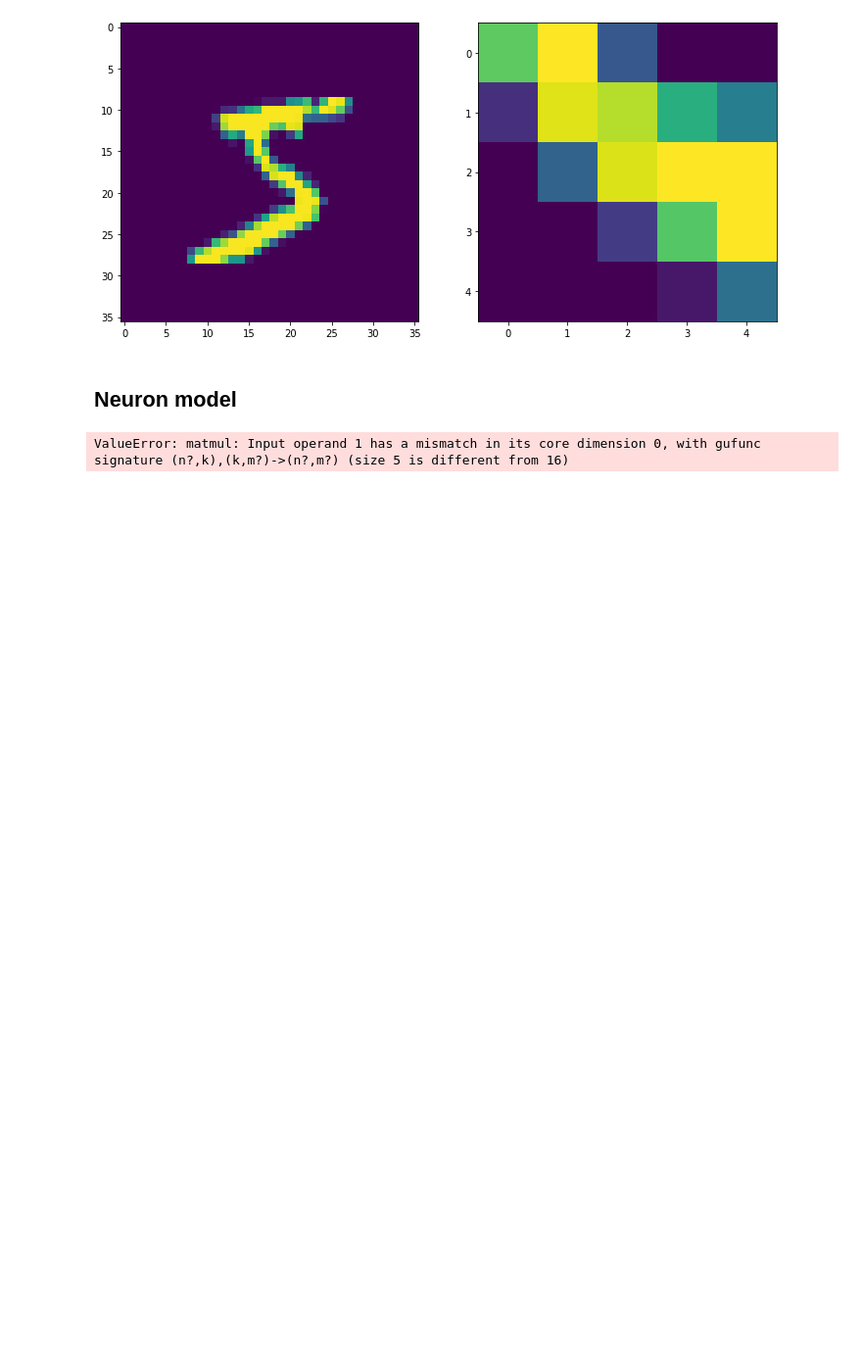
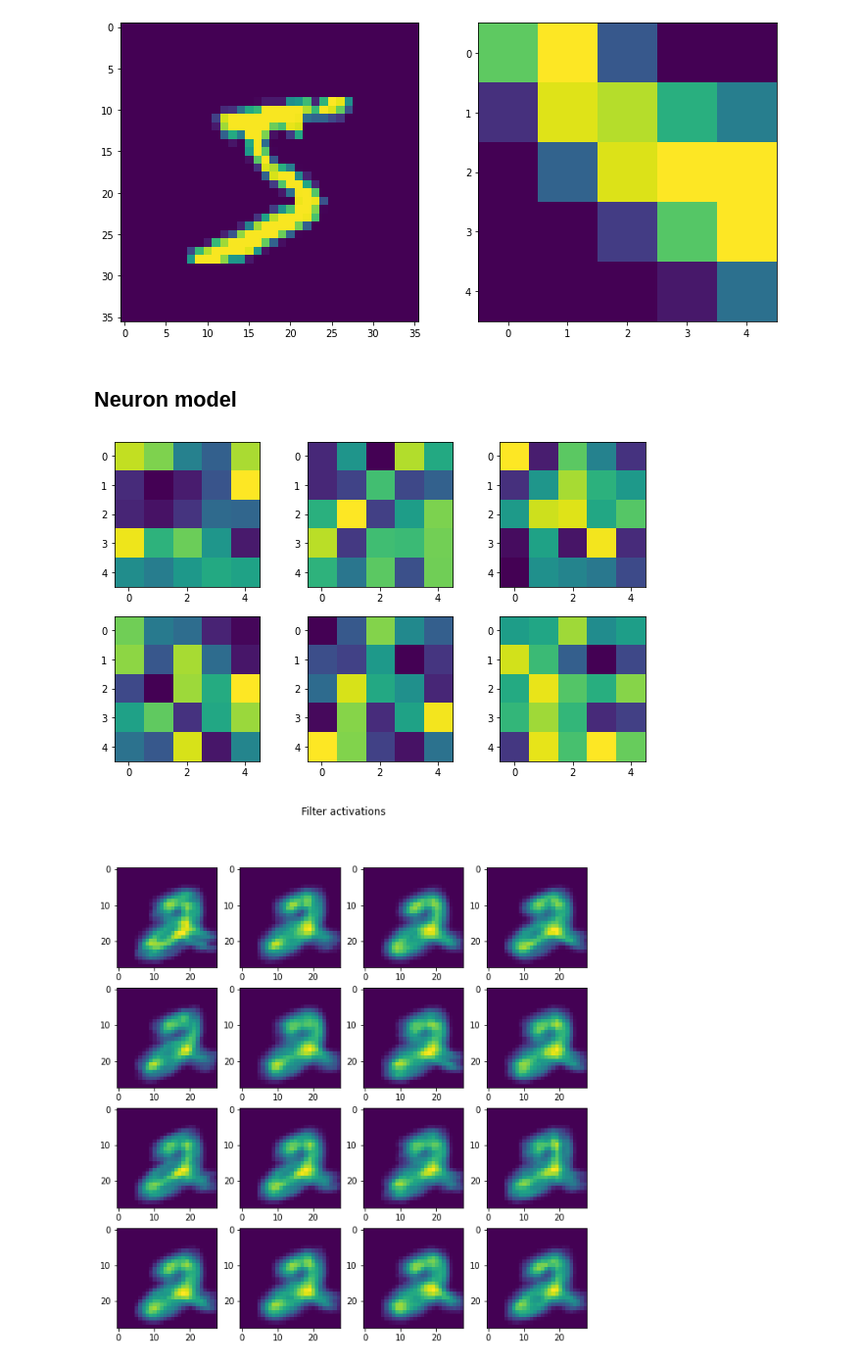
Before and after one commit to nnistelrooij/NeuroComp, a Jupyter notebook: Patch Conv Filters.ipynb, the cells around one changed output. Shown at 98% size. Saved outputs shown, nothing was run; the diff lists cells and outputs as text; code cells hidden in the pictures; blank space fills up the shorter version.

Commit message:
Add patch filter visualizations

```diff
--- a/Patch Conv Filters.ipynb
+++ b/Patch Conv Filters.ipynb
@@ -93,12 +103,35 @@ class LIFEnsemble:
+# %%
+def plot_activations(ensemble, sample_image):
+    fig, axs = plt.subplots(2, 3, figsize=(10, 6))
+    for i, axs in enumerate(axs.flatten()):
+        axs.imshow(ensemble.exc_weights[i].reshape(5, 5))
+    plt.show()
+
+    fig, axs = plt.subplots(4, 4, figsize=(10, 10))
+    for filter_idx in range(16):
+        image_activations = np.zeros((28, 28))
+        image_padded = np.pad(sample_image, 4)
+        for i in range(28):
+            for j in range(28):
+                activation = ensemble.exc_weights[filter_idx] @ image_padded[i:i + 5, j:j + 5].reshape(25)
+                image_activations[i, j] = activation
+
+        axs[filter_idx // 4][filter_idx % 4].imshow(image_activations)
+
+    fig.suptitle('Filter activations')
+    plt.show()
 # %%
 ensemble = LIFEnsemble(25, 16)
+plot_activations(ensemble, train_images[5])
+# %% [output]
+[figure, added]
+[figure, added]
 # %%
-image = train_images[0]
-patches = conv2d_patches(image) / 255
-for patch in patches:
-    for time_step in range(20):
-        ensemble.step(patch)
+ensemble = LIFEnsemble(25, 16)
+for image in tqdm(train_images[:100]):
+    patches = conv2d_patches(image)
+    for patch in patches.reshape(-1, 5, 5):
+        for time_step in range(20):
+            ensemble.step(patch.flatten())
 
-    ensemble.update(patch)
+        ensemble.update(patch.flatten())
-# %% [output]
-ValueError: matmul: Input operand 1 has a mismatch in its core dimension 0, with gufunc signature (n?,k),(k,m?)->(n?,m?) (size 5 is different from 16)
```
Also changed, not shown: parts of 6 cells of this notebook.
